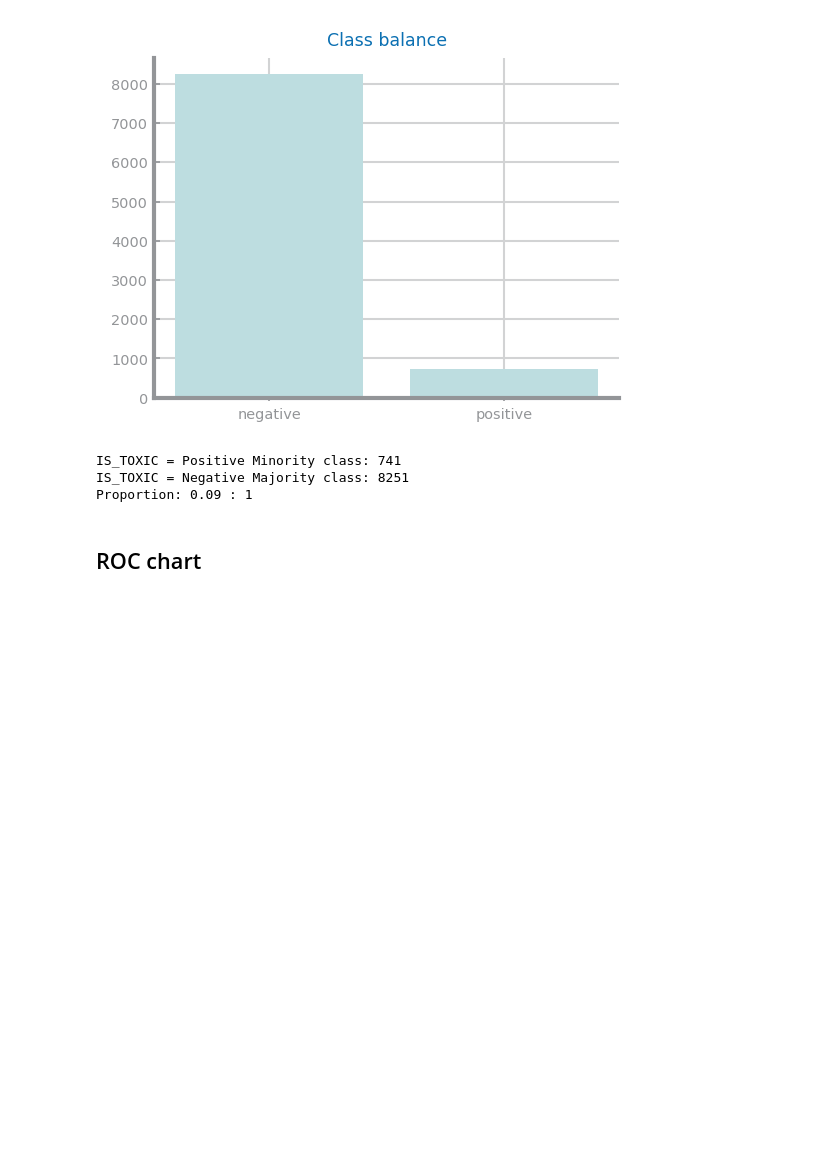
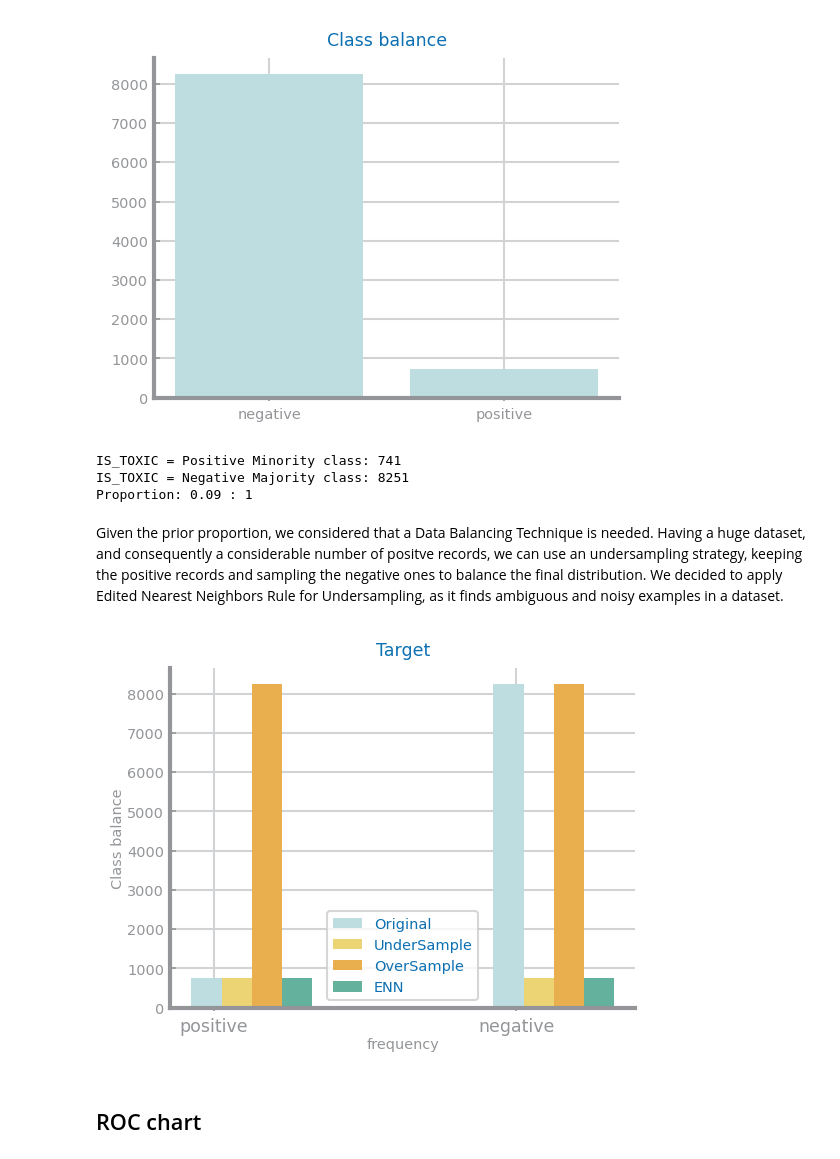
Before and after one commit to diogo-costa98/cdados, a Jupyter notebook: Lab3/Lab3_qsar_oral.ipynb, the cells around one changed output. Saved outputs shown, nothing was run; the diff lists cells and outputs as text; code cells hidden in the pictures; blank space fills up the shorter version.

Commit message:
Balancing

```diff
--- a/Lab3/Lab3_qsar_oral.ipynb
+++ b/Lab3/Lab3_qsar_oral.ipynb
@@ -51,6 +52,36 @@ print('Proportion:', round(target_count[ind_min_class] / target_count[1-ind_min_
 IS_TOXIC = Positive Minority class: 741
 IS_TOXIC = Negative Majority class: 8251
 Proportion: 0.09 : 1
+# %% [markdown]
+Given the prior proportion, we considered that a Data Balancing Technique is needed.
+Having a huge dataset, and consequently a considerable number of positve records, we can use an undersampling strategy, keeping the positive records and sampling the negative ones to balance the final distribution.
+We decided to apply Edited Nearest Neighbors Rule for Undersampling, as it finds ambiguous and noisy examples in a dataset.
+# %%
+RANDOM_STATE = 42
+values = {'Original': [target_count.values[ind_min_class], target_count.values[1-ind_min_class]]}
+
+df_class_min = original_data[original_data['IS_TOXIC'] == min_class]
+df_class_max = original_data[original_data['IS_TOXIC'] != min_class]
+
+df_under = df_class_max.sample(len(df_class_min))
+values['UnderSample'] = [target_count.values[ind_min_class], len(df_under)]
+
+df_over = df_class_min.sample(len(df_class_max), replace=True)
+values['OverSample'] = [len(df_over), target_count.values[1-ind_min_class]]
+
+enn = EditedNearestNeighbours(sampling_strategy='majority')
+y = original_data.pop('IS_TOXIC').values
+X = original_data.values
+enn_X, enn_y = rus.fit_sample(X, y)
+enn_target_count = pd.Series(rus_y).value_counts()
+values['ENN'] = [enn_target_count.values[ind_min_class], enn_target_count.values[1-ind_min_class]]
+
+fig = plt.figure()
+ds.multiple_bar_chart([target_count.index[ind_min_class], target_count.index[1-ind_min_class]], values,
+                      title='Target', xlabel='frequency', ylabel='Class balance')
+plt.show()
+# %% [output]
+[figure, added]
 # %% [markdown]
 ## ROC chart
 # %%
```
Also changed, not shown: parts of 1 cell of this notebook, 1 other file.
